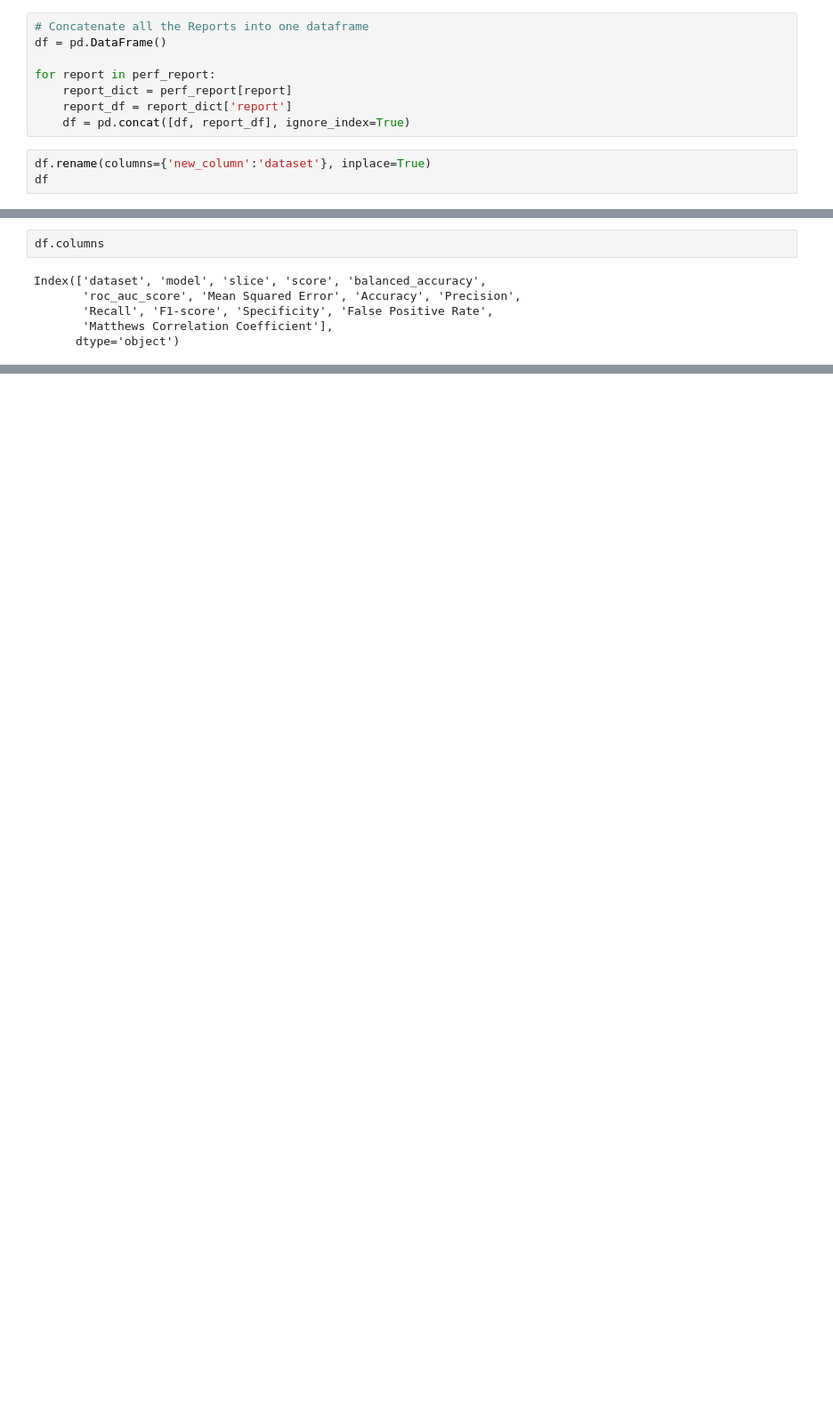
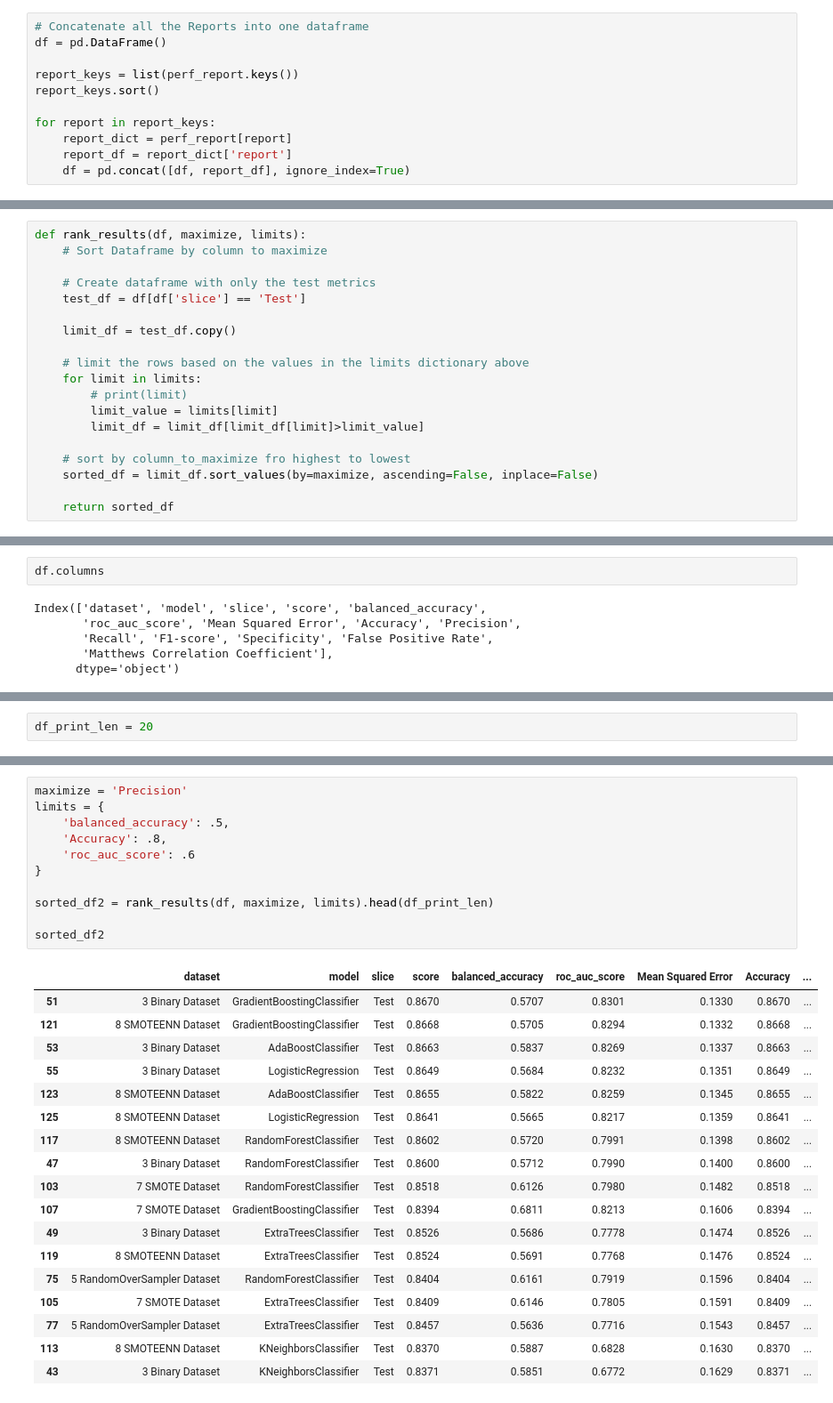
Before and after one commit to jflachman/DU-project-2, a Jupyter notebook: brfss_2015/3_performance_report.ipynb, the cells around one changed output, grey strips where cells are left out. Shown: that part at 89% size. Cells and saved outputs as stored; diff of their text form; blank space fills up the shorter version.

```diff
--- a/brfss_2015/3_performance_report.ipynb
+++ b/brfss_2015/3_performance_report.ipynb
@@ -132,10 +142,10 @@ Completed: Execution Time 0.23 seconds:
 # Concatenate all the Reports into one dataframe
 df = pd.DataFrame()
 
-for report in perf_report:
+report_keys = list(perf_report.keys())
+report_keys.sort()
+
+for report in report_keys:
     report_dict = perf_report[report]
     report_df = report_dict['report']
     df = pd.concat([df, report_df], ignore_index=True)
-# %%
-df.rename(columns={'new_column':'dataset'}, inplace=True)
-df
@@ -155,0 +170,19 @@ df
+# %%
+def rank_results(df, maximize, limits):
+    # Sort Dataframe by column to maximize
+
+    # Create dataframe with only the test metrics
+    test_df = df[df['slice'] == 'Test']
+
+    limit_df = test_df.copy()
+
+    # limit the rows based on the values in the limits dictionary above
+    for limit in limits:
+        # print(limit)
+        limit_value = limits[limit]
+        limit_df = limit_df[limit_df[limit]>limit_value]
+
+    # sort by column_to_maximize fro highest to lowest
+    sorted_df = limit_df.sort_values(by=maximize, ascending=False, inplace=False)
+
+    return sorted_df
@@ -251,0 +222,2 @@ However, the binary dataset performed best.
+# %%
+df_print_len = 20
@@ -251,0 +253,30 @@ However, the binary dataset performed best.
+# %%
+maximize = 'Precision'
+limits = {
+    'balanced_accuracy': .5,
+    'Accuracy': .8,
+    'roc_auc_score': .6
+}
+
+sorted_df2 = rank_results(df, maximize, limits).head(df_print_len)
+
+sorted_df2
+# %% [output]
+|  | dataset | model | slice | score | balanced_accuracy | roc_auc_score | Mean Squared Error | Accuracy | ... |
+| 51 | 3 Binary Dataset | GradientBoostingClassifier | Test | 0.8670 | 0.5707 | 0.8301 | 0.1330 | 0.8670 | ... |
+| 121 | 8 SMOTEENN Dataset | GradientBoostingClassifier | Test | 0.8668 | 0.5705 | 0.8294 | 0.1332 | 0.8668 | ... |
+| 53 | 3 Binary Dataset | AdaBoostClassifier | Test | 0.8663 | 0.5837 | 0.8269 | 0.1337 | 0.8663 | ... |
+| 55 | 3 Binary Dataset | LogisticRegression | Test | 0.8649 | 0.5684 | 0.8232 | 0.1351 | 0.8649 | ... |
+| 123 | 8 SMOTEENN Dataset | AdaBoostClassifier | Test | 0.8655 | 0.5822 | 0.8259 | 0.1345 | 0.8655 | ... |
+| 125 | 8 SMOTEENN Dataset | LogisticRegression | Test | 0.8641 | 0.5665 | 0.8217 | 0.1359 | 0.8641 | ... |
+| 117 | 8 SMOTEENN Dataset | RandomForestClassifier | Test | 0.8602 | 0.5720 | 0.7991 | 0.1398 | 0.8602 | ... |
+| 47 | 3 Binary Dataset | RandomForestClassifier | Test | 0.8600 | 0.5712 | 0.7990 | 0.1400 | 0.8600 | ... |
+| 103 | 7 SMOTE Dataset | RandomForestClassifier | Test | 0.8518 | 0.6126 | 0.7980 | 0.1482 | 0.8518 | ... |
+| 107 | 7 SMOTE Dataset | GradientBoostingClassifier | Test | 0.8394 | 0.6811 | 0.8213 | 0.1606 | 0.8394 | ... |
+| 49 | 3 Binary Dataset | ExtraTreesClassifier | Test | 0.8526 | 0.5686 | 0.7778 | 0.1474 | 0.8526 | ... |
+| 119 | 8 SMOTEENN Dataset | ExtraTreesClassifier | Test | 0.8524 | 0.5691 | 0.7768 | 0.1476 | 0.8524 | ... |
+| 75 | 5 RandomOverSampler Dataset | RandomForestClassifier | Test | 0.8404 | 0.6161 | 0.7919 | 0.1596 | 0.8404 | ... |
+| 105 | 7 SMOTE Dataset | ExtraTreesClassifier | Test | 0.8409 | 0.6146 | 0.7805 | 0.1591 | 0.8409 | ... |
+| 77 | 5 RandomOverSampler Dataset | ExtraTreesClassifier | Test | 0.8457 | 0.5636 | 0.7716 | 0.1543 | 0.8457 | ... |
+| 113 | 8 SMOTEENN Dataset | KNeighborsClassifier | Test | 0.8370 | 0.5887 | 0.6828 | 0.1630 | 0.8370 | ... |
+| 43 | 3 Binary Dataset | KNeighborsClassifier | Test | 0.8371 | 0.5851 | 0.6772 | 0.1629 | 0.8371 | ... |
```
Also changed, not shown: parts of 18 cells of this notebook, 20 other files.
